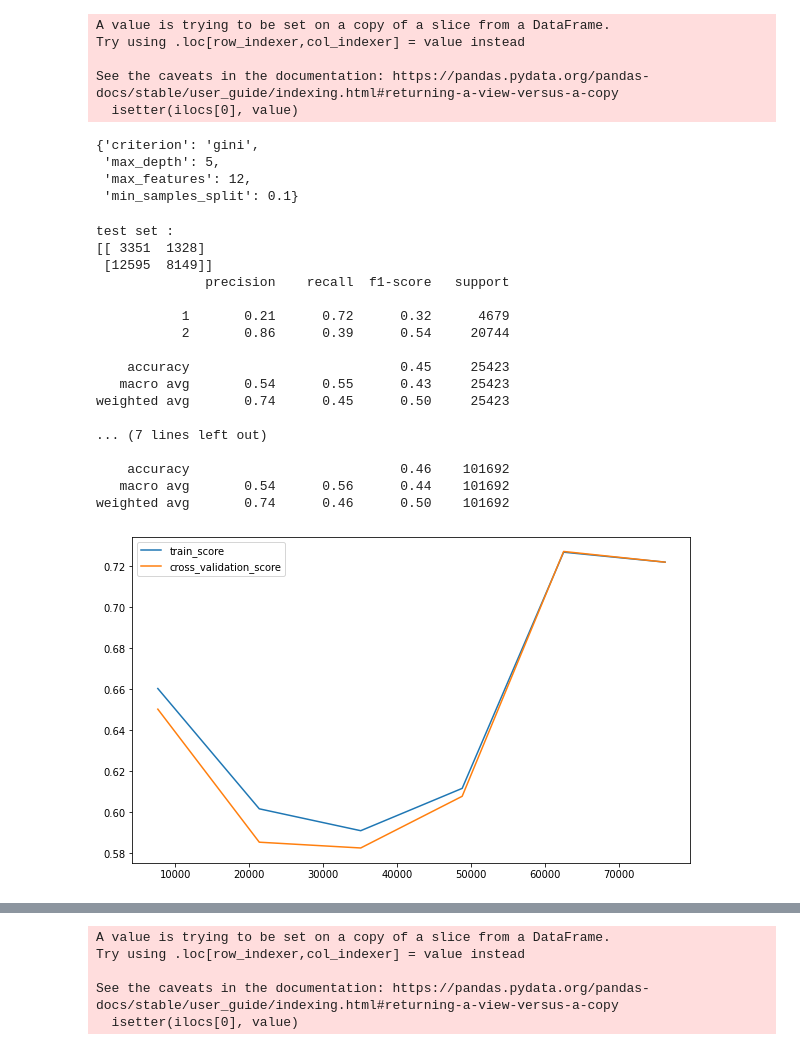
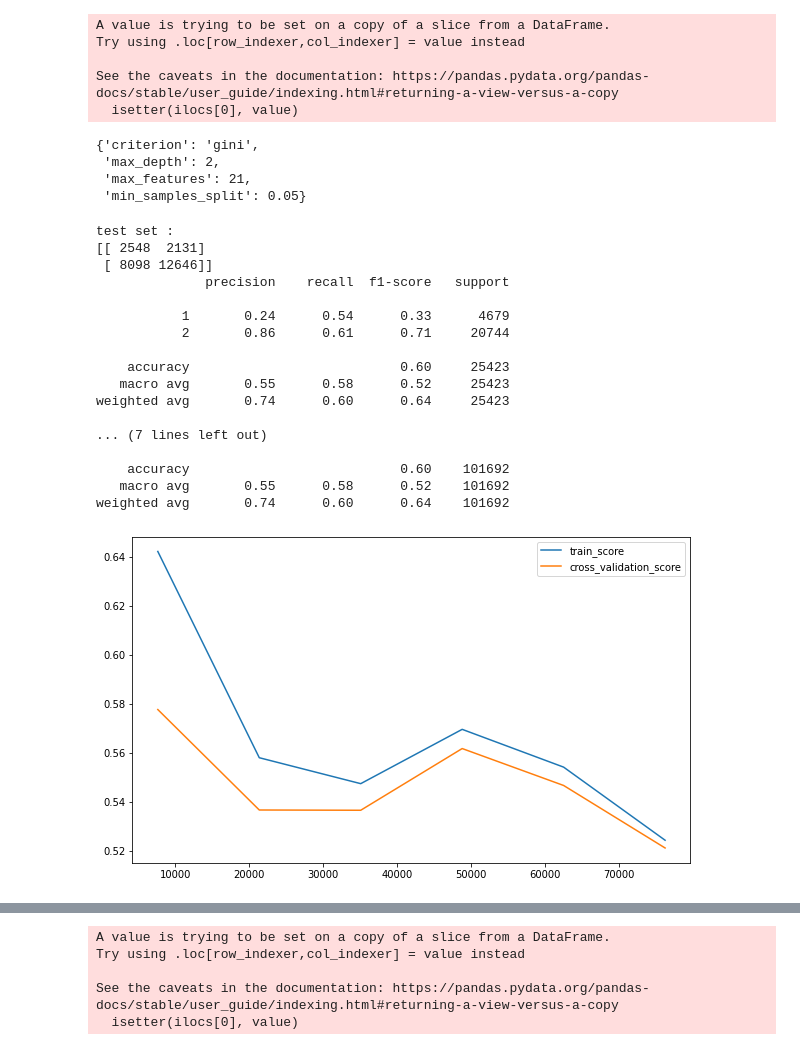
Before and after one commit to christian235711/Predict_models_fdf21, a Jupyter notebook: FDF21_model_AdaBoost_DecisionTreeClassifier_RandomForest.ipynb, the cells around one changed output, grey strips where cells are left out. Saved outputs shown, nothing was run; the diff lists cells and outputs as text; code cells hidden in the pictures.

Commit message:
encodage dummies avec et sans val spad

```diff
--- a/FDF21_model_AdaBoost_DecisionTreeClassifier_RandomForest.ipynb
+++ b/FDF21_model_AdaBoost_DecisionTreeClassifier_RandomForest.ipynb
@@ -455,3 +455,37 @@ quarantiles(model=final_model_AdaBoost, data_orig=data, affichage=True, save=Fal
 #############################################################
 #                   MODELE 2 : RANDOM FOREST
 #############################################################
+# %%
+
+
+
+# test predict individus sans classe
+data = data_orig.copy()
+
+# encodage Onehot sur toutes les données (on évite ainsi les erreurs futures)
+nb_var = data.shape[1] - 1
+data_1_22 = pd.get_dummies(data.iloc[:,1:(data.shape[1]-1)], columns=data.columns[1:(data.shape[1]-1)] )
+data_var_qualitatives_temp =  pd.concat([data["IDENT"], data_1_22, data["Top_mon"]], axis=1)
+data = data_var_qualitatives_temp
+#encodage = OneHotEncoder()
+#encodage.fit(data_processing(data.iloc[:,1:nb_var]))
+
+# élimination des individus n'ayant pas de valeur pour la varialbe IFI+
+"""IMPORTANT"""
+data_sans_nan = data[(data.isnull()).sum(axis=1) == 0]
+
+#conversion du type de variable
+for i in range(1,data_sans_nan.shape[1]):
+    data_sans_nan.iloc[:,i]=data_sans_nan.iloc[:,i].astype(int)
+
+# base de données avec des variables corrélées et avec encodage OneHot
+data =data_sans_nan
+
+nb_var = data.shape[1] - 1
+train_set, test_set = train_test_split(data, test_size = 0.2, random_state=0 )
+
+train_X_s = (train_set.iloc[:,1:nb_var]).to_numpy()
+train_Y_s = np.asanyarray(train_set.iloc[:,nb_var])
+
+test_X_s = (test_set.iloc[:,1:nb_var]).to_numpy()
+test_Y_s = np.asanyarray(test_set.iloc[:,nb_var])
@@ -1361,37 +625,37 @@ See the caveats in the documentation: https://pandas.pydata.org/pandas-docs/stab
 # %%
 
 model_DecisionTreeClassifier = DecisionTreeClassifier(random_state = 0, class_weight = "balanced" )
-param = { 'max_depth' :list(range(2,30)), 'criterion': ["gini", "entropy"], 'max_features' : list(range(5,19)),
-         'min_samples_split' : np.linspace(0.1, 1.0, 5) }
+param = { 'max_depth' :list(range(2,30)), 'criterion': ["gini", "entropy"], 'max_features' : list(range(5,30,2)),
+         'min_samples_split' : [0.05, 0.1, 0.4, 0.6, 0.8, 1] }
 
 grid_DecisionTreeClassifier = GridSearchCV(model_DecisionTreeClassifier, param_grid= param, cv = 4, scoring = "recall", n_jobs=2)
 resultat_grid_DecisionTreeClassifier = grid_DecisionTreeClassifier.fit(train_X_s, train_Y_s)
 resultat_grid_DecisionTreeClassifier.best_params_
 # %% [output]
 {'criterion': 'gini',
- 'max_depth': 5,
- 'max_features': 12,
- 'min_samples_split': 0.1}
+ 'max_depth': 2,
+ 'max_features': 21,
+ 'min_samples_split': 0.05}
 # %%
-final_model_DecisionTreeClassifier = DecisionTreeClassifier(random_state = 0, criterion="gini", class_weight = "balanced", max_depth = 5, max_features=12, min_samples_split=0.1 )
+final_model_DecisionTreeClassifier = DecisionTreeClassifier(random_state = 0, criterion="gini", class_weight = "balanced", max_depth = 10, max_features=21, min_samples_split=0.05 )
 evaluation(final_model_DecisionTreeClassifier, train_X_s, train_Y_s, test_X_s, test_Y_s, scoring="recall" )
 # %% [output]
 test set :
-[[ 3351  1328]
- [12595  8149]]
+[[ 2548  2131]
+ [ 8098 12646]]
               precision    recall  f1-score   support
 
-           1       0.21      0.72      0.32      4679
-           2       0.86      0.39      0.54     20744
+           1       0.24      0.54      0.33      4679
+           2       0.86      0.61      0.71     20744
 
-    accuracy                           0.45     25423
-   macro avg       0.54      0.55      0.43     25423
-weighted avg       0.74      0.45      0.50     25423
+    accuracy                           0.60     25423
+   macro avg       0.55      0.58      0.52     25423
+weighted avg       0.74      0.60      0.64     25423
 
 ... (7 lines left out)
 
-    accuracy                           0.46    101692
-   macro avg       0.54      0.56      0.44    101692
-weighted avg       0.74      0.46      0.50    101692
+    accuracy                           0.60    101692
+   macro avg       0.55      0.58      0.52    101692
+weighted avg       0.74      0.60      0.64    101692
-[figure, old version]
+[figure, new version]
 # %%
```
Also changed, not shown: parts of 69 cells of this notebook.
